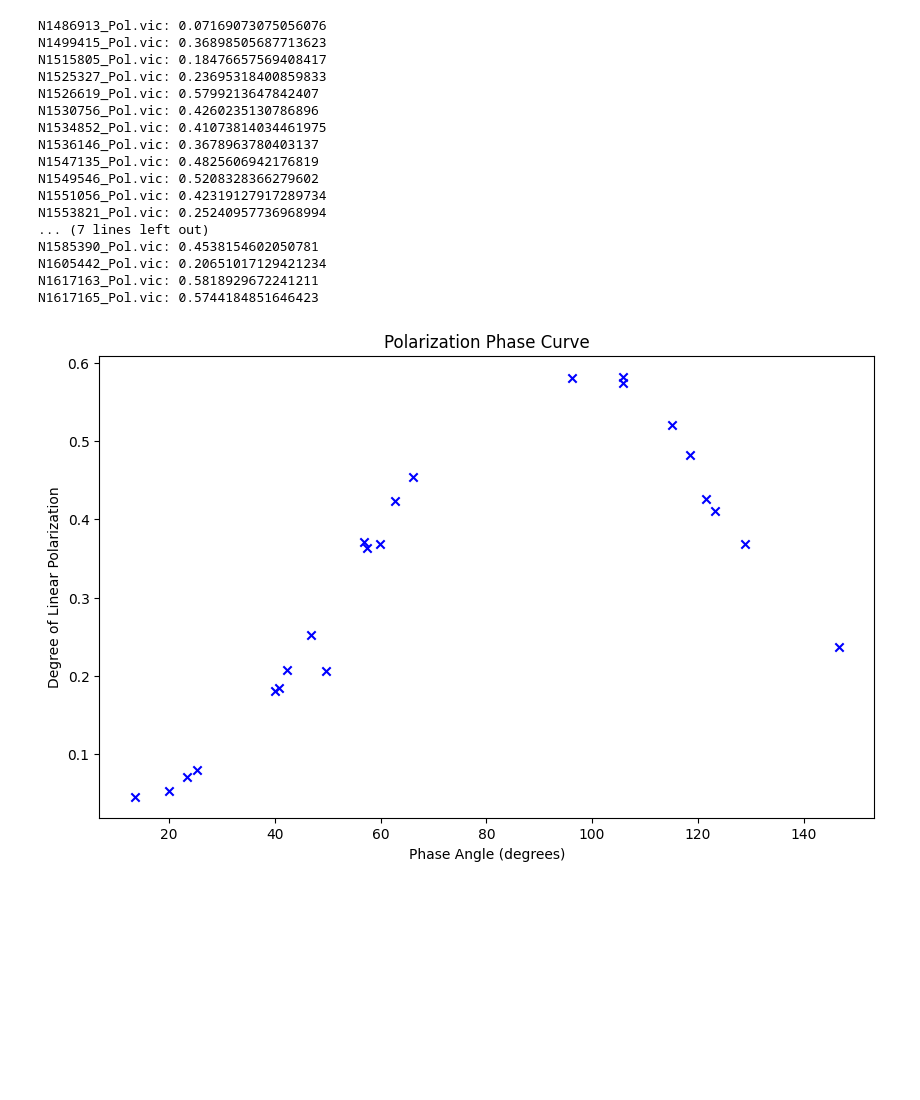
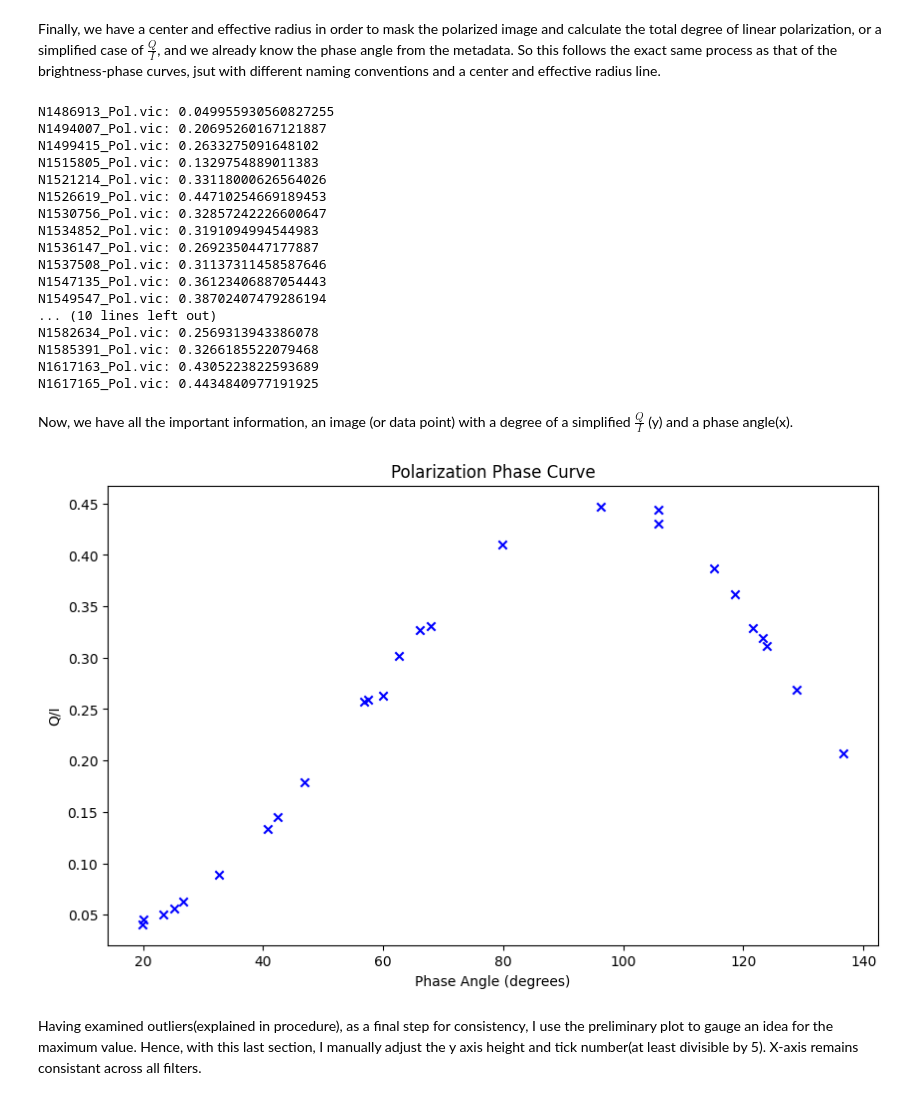
Before and after one commit to amedina-astr/Titan_LC, a Jupyter notebook: Polarization_curves.ipynb, the cells around one changed output. Cells and saved outputs as stored; diff of their text form; code cells hidden in the pictures; blank space fills up the shorter version.

```diff
--- a/Polarization_curves.ipynb
+++ b/Polarization_curves.ipynb
@@ -147,64 +196,81 @@ N1617165_I_over_F.vic: (np.int64(278), np.int64(245)), 291
+# %% [markdown]
+Finally, we have a center and effective radius in order to mask the polarized image and calculate the total degree of linear polarization, or a simplified case of $\frac{Q}{I}$, and we already know the phase angle from the metadata. So this follows the exact same process as that of the brightness-phase curves, jsut with different naming conventions and a center and effective radius line.
 # %%
 #List lists for results
-degree_of_lp = []
+simple_dlops = []
 phase_angles = []
 
 #Because the .IMG calibrated images don't match 1:1 with the metadata, we have to do some fun things
 #Same loop as before but additional if for center coords and radius
-for filename in os.listdir(polarized_images):
+for filename in os.listdir(pol_images):
     if filename.endswith('_Pol.vic'):
     #if filename.endswith('_Theta.vic'):
     #if filename.endswith('_Q.vic'):
-        polarized_image_path = os.path.join(polarized_images, filename)
-        vic = vicar.VicarImage(polarized_image_path, strict=False)
-        image = vic.data_2d
+        pol_image_path = os.path.join(pol_images, filename)
+        #Since these images are in .IMG(or .VIC) format, simple line to read image from rms-vicar package
+        pol_vic = vicar.VicarImage(pol_image_path, strict=False)
+        read_pol_image = pol_vic.data_2d
+
+        #The coordinate images are also the _I_over_F.vic images just with that different ending
+        #Removing that ending they have the exact same naming structure
+        #Trying a replace, this works because _Pol.vic and _I_over_F.vic are both in the "polarized images" folder
+        #I just named them differently for convenience
+        IF_image_path = pol_image_path.replace('_Pol.vic', '_I_over_F.vic')
+        IF_vic = vicar.VicarImage(IF_image_path, strict=False)
+        read_IF_image = IF_vic.data_2d
+
 
         opus_id = filename.split('_')[0]
+        #Comparatively, in the brightness-phase curve we used metadata file from OPUS, but here i created my own
+        #So no need to add the prefix 'co-iss-' or change from upper to lowercase
         parameter_row = parameters_df[parameters_df['OPUS ID'].str.contains(opus_id)]
 
+        #opus_id in circle_params becasue both I_over_F and pol images have same naming convention before the understore defined in circle params
         if opus_id in circle_params:
-            center, optimal_radius = circle_params[opus_id]
+            center, eff_radius = circle_params[opus_id]
 
             if not parameter_row.empty:
                 #Assocating the meta data with the image, pixel_scale and phase_angle
                 phase_angle = parameter_row['Observed Phase Angle (Min) [Titan] (degrees)'].values[0]
 
-                dlop = degree_of_linear(image, center, optimal_radius)
-
-                #dlop_abs = np.abs(dlop)
+                s_dlop = simple_dlop(read_pol_image, read_IF_image, center, eff_radius)
 
                 #Creating array to plot
                 phase_angles.append(phase_angle)
-                degree_of_lp.append(dlop)
+                simple_dlops.append(s_dlop)
 
                 #For manual inspection
-                print(f'{filename}: {dlop}')
+                print(f'{filename}: {s_dlop}')
 # %% [output]
-N1486913_Pol.vic: 0.07169073075056076
-N1499415_Pol.vic: 0.36898505687713623
-N1515805_Pol.vic: 0.18476657569408417
-N1525327_Pol.vic: 0.23695318400859833
-N1526619_Pol.vic: 0.5799213647842407
-N1530756_Pol.vic: 0.4260235130786896
-N1534852_Pol.vic: 0.41073814034461975
-N1536146_Pol.vic: 0.3678963780403137
-N1547135_Pol.vic: 0.4825606942176819
-N1549546_Pol.vic: 0.5208328366279602
-N1551056_Pol.vic: 0.42319127917289734
-N1553821_Pol.vic: 0.25240957736968994
-... (7 lines left out)
-N1585390_Pol.vic: 0.4538154602050781
-N1605442_Pol.vic: 0.20651017129421234
-N1617163_Pol.vic: 0.5818929672241211
-N1617165_Pol.vic: 0.5744184851646423
+N1486913_Pol.vic: 0.049955930560827255
+N1494007_Pol.vic: 0.20695260167121887
+N1499415_Pol.vic: 0.2633275091648102
+N1515805_Pol.vic: 0.1329754889011383
+N1521214_Pol.vic: 0.33118000626564026
+N1526619_Pol.vic: 0.44710254669189453
+N1530756_Pol.vic: 0.32857242226600647
+N1534852_Pol.vic: 0.3191094994544983
+N1536147_Pol.vic: 0.2692350447177887
+N1537508_Pol.vic: 0.31137311458587646
+N1547135_Pol.vic: 0.36123406887054443
+N1549547_Pol.vic: 0.38702407479286194
+... (10 lines left out)
+N1582634_Pol.vic: 0.2569313943386078
+N1585391_Pol.vic: 0.3266185522079468
+N1617163_Pol.vic: 0.4305223822593689
+N1617165_Pol.vic: 0.4434840977191925
+# %% [markdown]
+Now, we have all the important information, an image (or data point) with a degree of a simplified $\frac{Q}{I}$ (y) and a phase angle(x).
 # %%
 plt.figure(figsize=(10, 6))
-plt.scatter(phase_angles, degree_of_lp, color='b', marker='x')
+plt.scatter(phase_angles, simple_dlops, color='b', marker='x')
 plt.xlabel('Phase Angle (degrees)')
-plt.ylabel('Degree of Linear Polarization')
+plt.ylabel('Q/I')
 plt.title('Polarization Phase Curve')
 plt.show()
 # %% [output]
-[figure, old version]
+[figure, new version]
+# %% [markdown]
+Having examined outliers(explained in procedure), as a final step for consistency, I use the preliminary plot to gauge an idea for the maximum value. Hence, with this last section, I manually adjust the y axis height and tick number(at least divisible by 5). X-axis remains consistant across all filters.
 # %%
 #Fancy plot for consistency across all plots but also visually will look better
```
Also changed, not shown: parts of 19 cells of this notebook, 2 other files.
